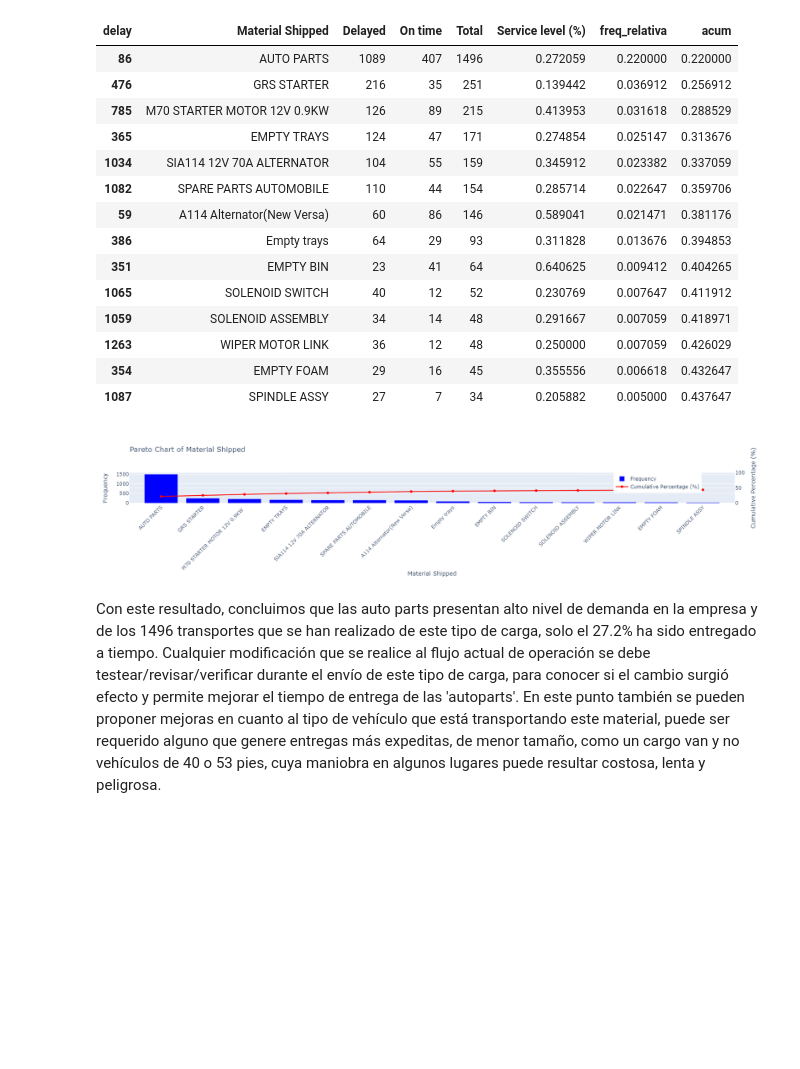
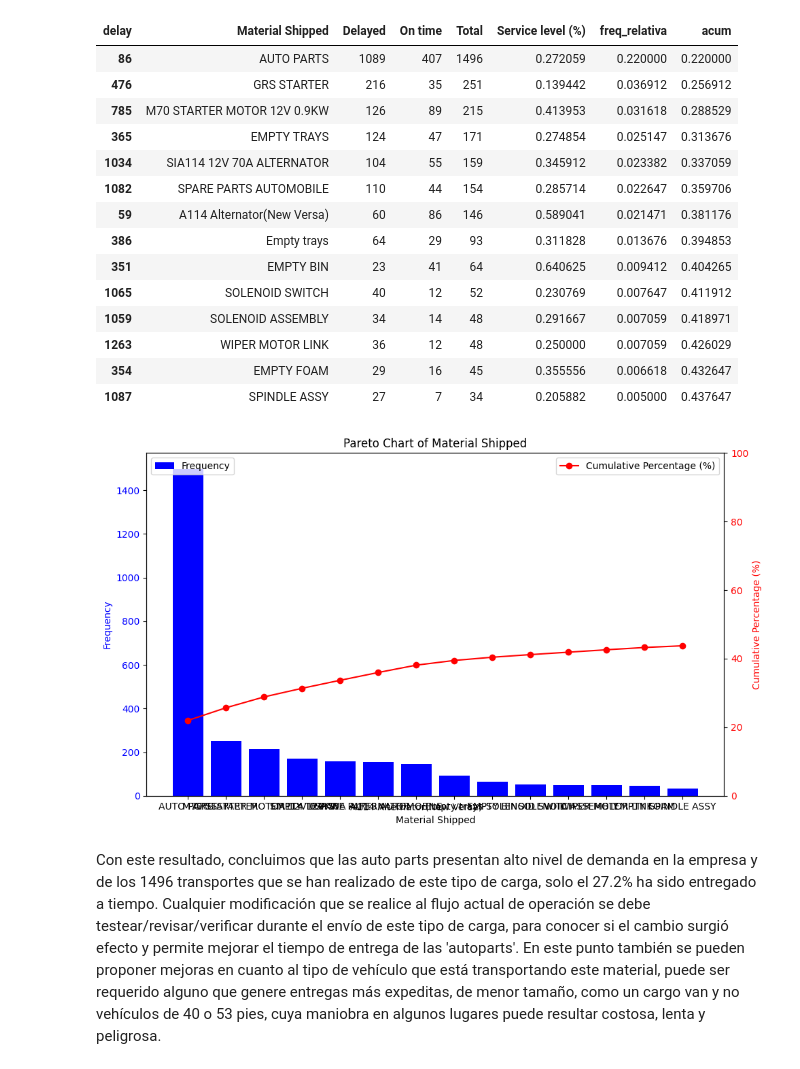
Before and after one commit to Karen22g/jbook_ml202330, a Jupyter notebook: _sources/data.ipynb, the cells around one changed output. Saved outputs shown, nothing was run; the diff lists cells and outputs as text; code cells hidden in the pictures; blank space fills up the shorter version.

```diff
--- a/_sources/data.ipynb
+++ b/_sources/data.ipynb
@@ -189,41 +191,27 @@ piv1
 | 1263 | WIPER MOTOR LINK | 36 | 12 | 48 | 0.250000 | 0.007059 | 0.426029 |
 | 354 | EMPTY FOAM | 29 | 16 | 45 | 0.355556 | 0.006618 | 0.432647 |
 | 1087 | SPINDLE ASSY | 27 | 7 | 34 | 0.205882 | 0.005000 | 0.437647 |
-# %%
-fig = go.Figure()
-fig.add_trace(go.Bar(
-    x=piv1['Material Shipped'],
-    y=piv1['Total'],
-    name='Frequency',
-    marker_color='blue'
-))
-
-fig.add_trace(go.Scatter(
-    x=piv1['Material Shipped'],
-    y=piv1['acum'] * 100,
-    mode='lines+markers',
-    name='Cumulative Percentage (%)',
-    yaxis='y2',
-    line=dict(color='red')
-))
-
-fig.update_layout(
-    title='Pareto Chart of Material Shipped',
-    xaxis_title='Material Shipped',
-    yaxis_title='Frequency',
-    yaxis2=dict(
-        title='Cumulative Percentage (%)',
-        overlaying='y',
-        side='right',
-        range=[0, 100]
-    ),
-    xaxis_tickangle=-45,
-    legend=dict(x=0.8, y=1.0)
-)
-
-fig.show()
-# %% [output]
-[figure, removed]
+# %%
+import matplotlib.pyplot as plt
+import pandas as pd
+fig, ax1 = plt.subplots(figsize=(10, 6))
+ax1.bar(piv1['Material Shipped'], piv1['Total'], color='blue', label='Frequency')
+ax1.set_xlabel('Material Shipped')
+ax1.set_ylabel('Frequency', color='blue')
+ax1.tick_params(axis='y', labelcolor='blue')
+ax2 = ax1.twinx()
+ax2.plot(piv1['Material Shipped'], piv1['acum'] * 100, color='red', marker='o', label='Cumulative Percentage (%)')
+ax2.set_ylabel('Cumulative Percentage (%)', color='red')
+ax2.tick_params(axis='y', labelcolor='red')
+ax2.set_ylim(0, 100)
+plt.title('Pareto Chart of Material Shipped')
+fig.tight_layout()
+ax1.legend(loc='upper left')
+ax2.legend(loc='upper right')
+plt.xticks(rotation=-45)
+plt.show()
+# %% [output]
+[figure, added]
 # %% [markdown]
 Con este resultado, concluimos que las auto parts presentan alto nivel de demanda en la empresa y de los 1496 transportes que se han realizado de este tipo de carga, solo el 27.2% ha sido entregado a tiempo. Cualquier modificación que se realice al flujo actual de operación se debe testear/revisar/verificar durante el envío de este tipo de carga, para conocer si el cambio surgió efecto y permite mejorar el tiempo de entrega de las 'autoparts'. En este punto también se pueden proponer mejoras en cuanto al tipo de vehículo que está transportando este material, puede ser requerido alguno que genere entregas más expeditas, de menor tamaño, como un cargo van y no vehículos de 40 o 53 pies, cuya maniobra en algunos lugares puede resultar costosa, lenta y peligrosa.
 # %% [markdown]
```
Also changed, not shown: parts of 14 cells of this notebook, 10 other files.
